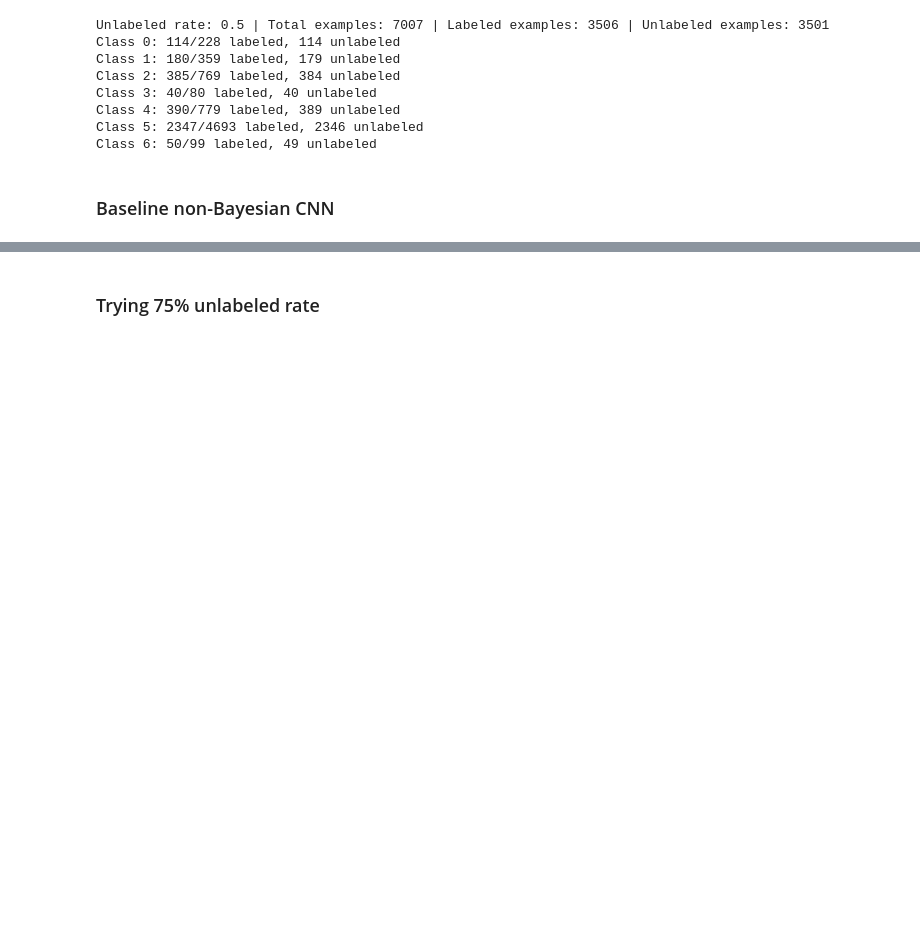
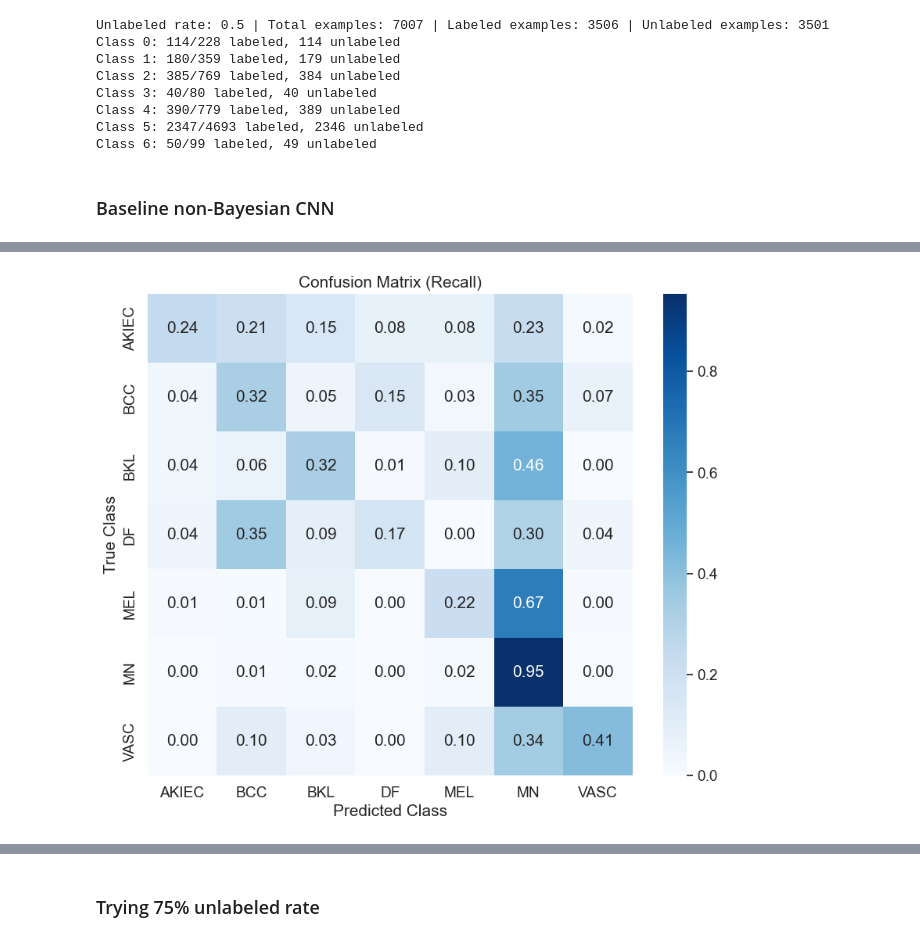
Before and after one commit to behrensm03/bdl-ssl, a Jupyter notebook: nonbayes_cnn_baseline.ipynb, the cells around one changed output, grey strips where cells are left out. Cells and saved outputs as stored; diff of their text form; code cells hidden in the pictures; blank space fills up the shorter version.

```diff
--- a/nonbayes_cnn_baseline.ipynb
+++ b/nonbayes_cnn_baseline.ipynb
@@ -227,0 +233,4 @@ Percentage of predictions that are class 5: 65.7%
+# %%
+plot_per_class_recall(confusion_matrix, list(short_labels.values()))
+# %% [output]
+[figure, added]
```
Also changed, not shown: parts of 27 cells of this notebook.
